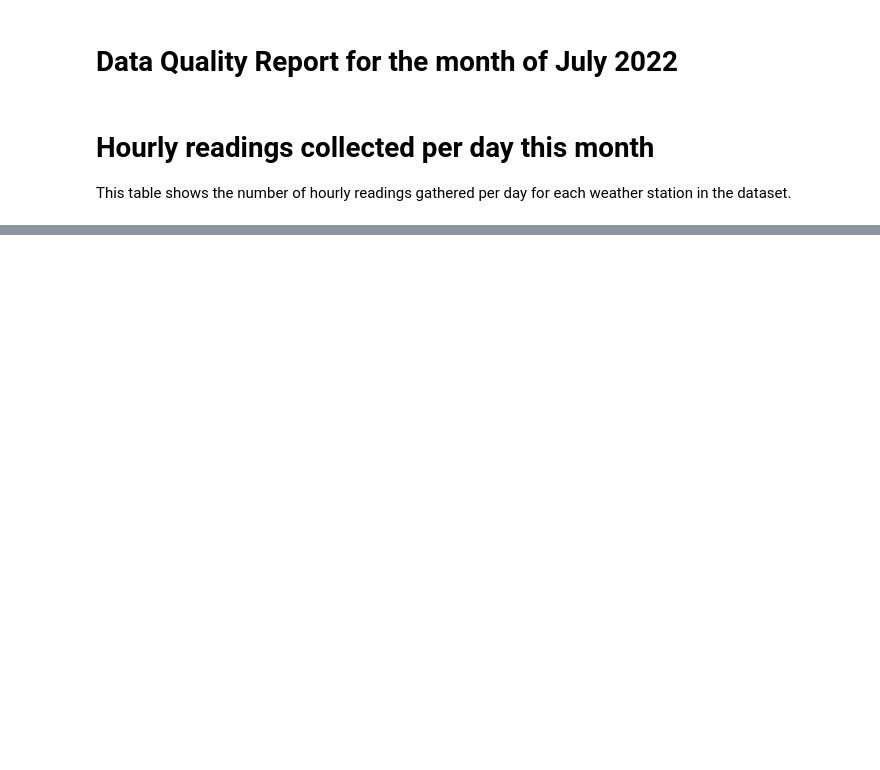
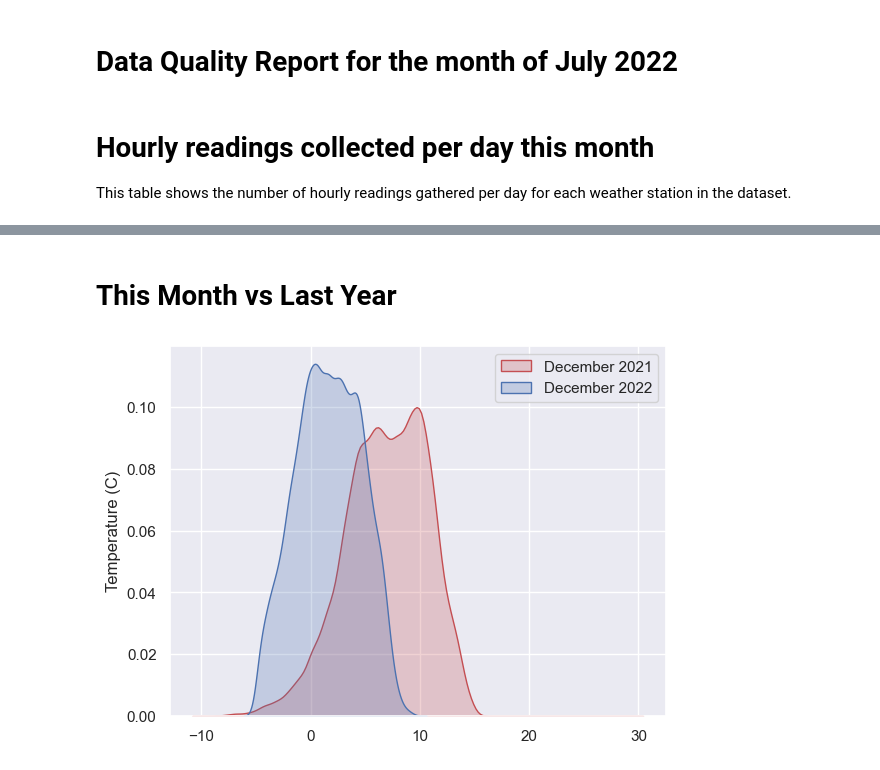
Before and after one commit to DanteLore/weather-etl, a Jupyter notebook: notebooks/data_reporting.ipynb, the cells around one changed output, grey strips where cells are left out. Cells and saved outputs as stored; diff of their text form; code cells hidden in the pictures; blank space fills up the shorter version.

Commit message:
Added a temperature histogram for December. It's been a cold one

```diff
--- a/notebooks/data_reporting.ipynb
+++ b/notebooks/data_reporting.ipynb
@@ -50,3 +50,31 @@ table = df.pivot(index='site_name', columns='day', values='num_temp_readings')
 table.style.applymap(cell_colour)
 # %% [output]
 [interactive output not drawn]
+# %%
+
+sql = """
+select observation_ts, temperature from lake.weather
+where observation_ts >= date('{0}') and observation_ts < date('{1}')
+"""
+
+results_url = execute_athena_query(sql.format('2022-12-01', '2023-01-01'))
+this_month = pd.read_csv(results_url)
+this_month['day'] = pd.to_datetime(this_month['observation_ts']).dt.strftime('%d')
+
+results_url = execute_athena_query(sql.format('2021-12-01', '2022-01-01'))
+comparison_month = pd.read_csv(results_url)
+comparison_month['day'] = pd.to_datetime(comparison_month['observation_ts']).dt.strftime('%d')
+# %% [markdown]
+# This Month vs Last Year
+# %%
+sns.set(style="darkgrid")
+
+sns.kdeplot(data=comparison_month, x="temperature", fill=True, color="r", label="December 2021")
+sns.kdeplot(data=this_month, x="temperature", fill=True, color="b", label="December 2022")
+
+plt.xlabel('')
+plt.ylabel('Temperature (C)', fontsize=12)
+plt.legend(loc='upper right')
+plt.show()
+# %% [output]
+[figure, added]
```
